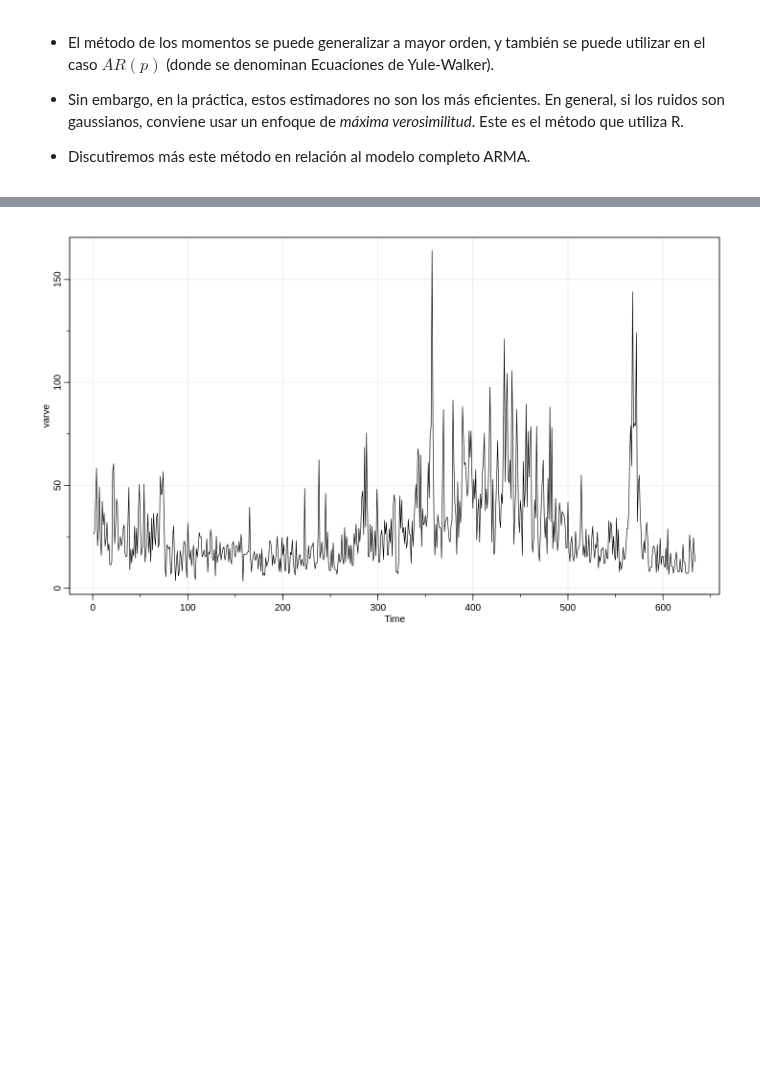
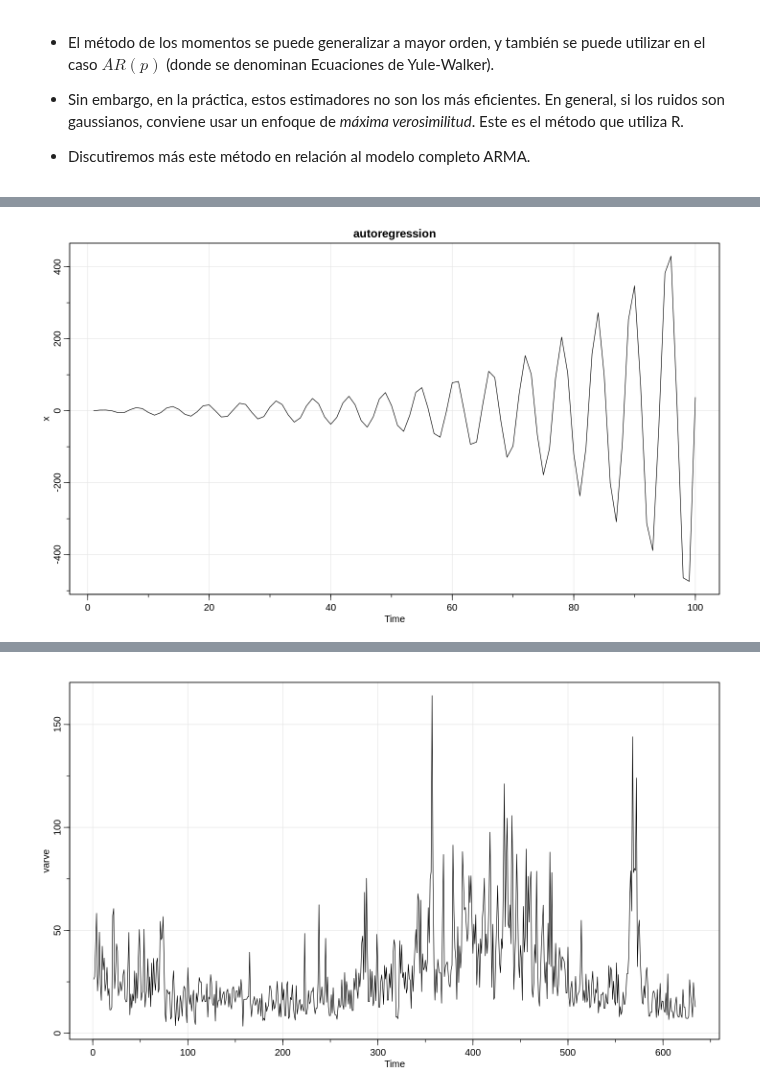
Before and after one commit to aferragu/curso_series_temporales, a Jupyter notebook: Modelos de media movil y ARMA.ipynb, the cells around one changed output, grey strips where cells are left out. Saved outputs shown, nothing was run; the diff lists cells and outputs as text; code cells hidden in the pictures; blank space fills up the shorter version.

```diff
--- a/Modelos de media movil y ARMA.ipynb
+++ b/Modelos de media movil y ARMA.ipynb
@@ -280,0 +326,13 @@ sigma^2 estimated as 1.03:  log likelihood = -717.1,  aic = 1438.21
+# %%
+# AR con explosion
+
+#Si le pido a R que lo simule no funciona.
+#x <- arima.sim(list(order=c(1,0,0), ar=1.1), n=10)
+
+# Lo simulo a mano con phi_1 = -1.1
+
+w <- rnorm(100,0,1)  # 100 N(0,1) variates
+x <- filter(w, filter=c(1,-1.1), method="recursive")
+tsplot(x, main="autoregression")
+# %% [output]
+[figure, added]
```
Also changed, not shown: parts of 23 cells of this notebook, 1 other file.
